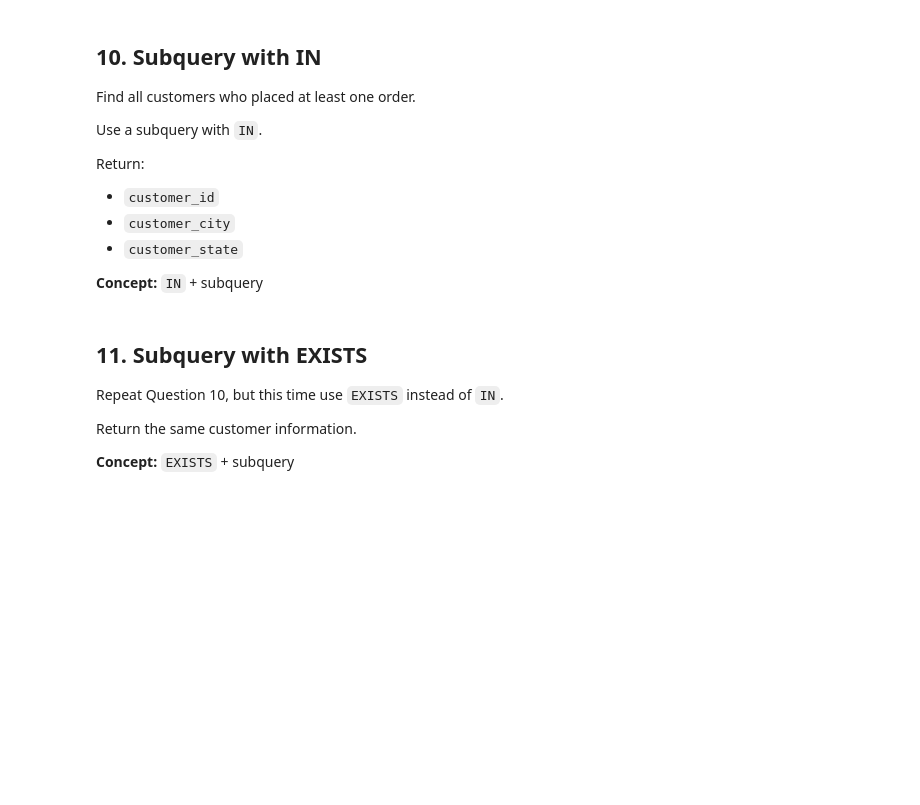
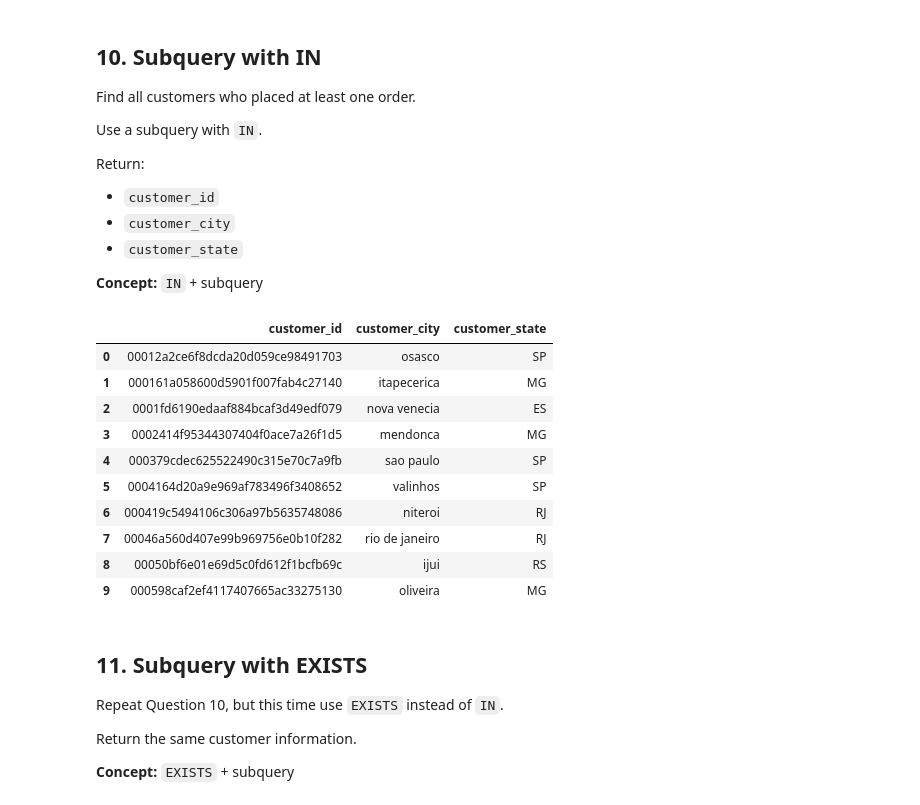
Before and after one commit to Thomasayanfeoluwa/2026-Python-Training-Class---Tutorial-For-Beginners, a Jupyter notebook: OLISTs/exercises_solutions/olists_exercises.ipynb, the cells around one changed output. Saved outputs shown, nothing was run; the diff lists cells and outputs as text; code cells hidden in the pictures; blank space fills up the shorter version.

```diff
--- a/OLISTs/exercises_solutions/olists_exercises.ipynb
+++ b/OLISTs/exercises_solutions/olists_exercises.ipynb
@@ -623,3 +665,28 @@ pd.read_sql_query(query, conn)
+# %%
+run_sql("""
+    SELECT
+        customer_id,
+        customer_city,
+        customer_state
+    FROM customers
+    WHERE customer_id IN(
+        SELECT customer_id
+        FROM orders
+        )
+    LIMIT 10
+""")
+# %% [output]
+|  | customer_id | customer_city | customer_state |
+| 0 | 00012a2ce6f8dcda20d059ce98491703 | osasco | SP |
+| 1 | 000161a058600d5901f007fab4c27140 | itapecerica | MG |
+| 2 | 0001fd6190edaaf884bcaf3d49edf079 | nova venecia | ES |
+| 3 | 0002414f95344307404f0ace7a26f1d5 | mendonca | MG |
+| 4 | 000379cdec625522490c315e70c7a9fb | sao paulo | SP |
+| 5 | 0004164d20a9e969af783496f3408652 | valinhos | SP |
+| 6 | 000419c5494106c306a97b5635748086 | niteroi | RJ |
+| 7 | 00046a560d407e99b969756e0b10f282 | rio de janeiro | RJ |
+| 8 | 00050bf6e01e69d5c0fd612f1bcfb69c | ijui | RS |
+| 9 | 000598caf2ef4117407665ac33275130 | oliveira | MG |
 # %% [markdown]
 ## 11. Subquery with EXISTS
 
```
Also changed, not shown: parts of 8 cells of this notebook.
